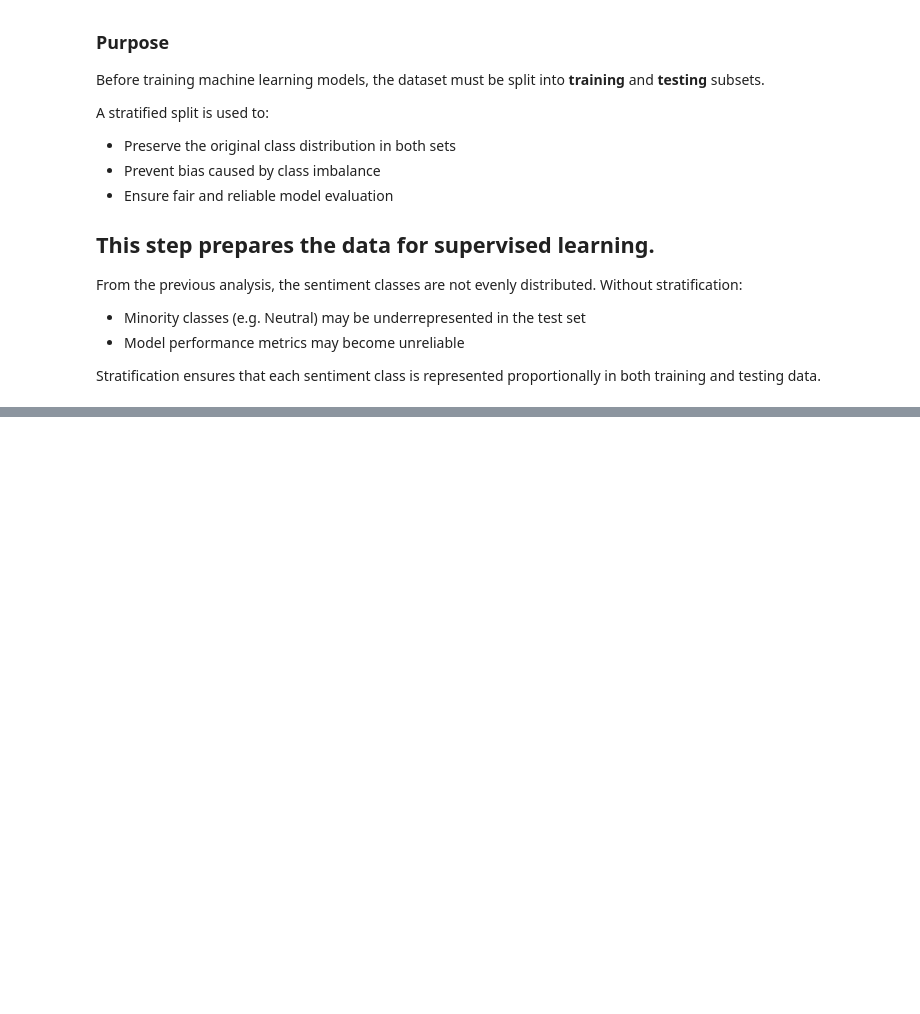
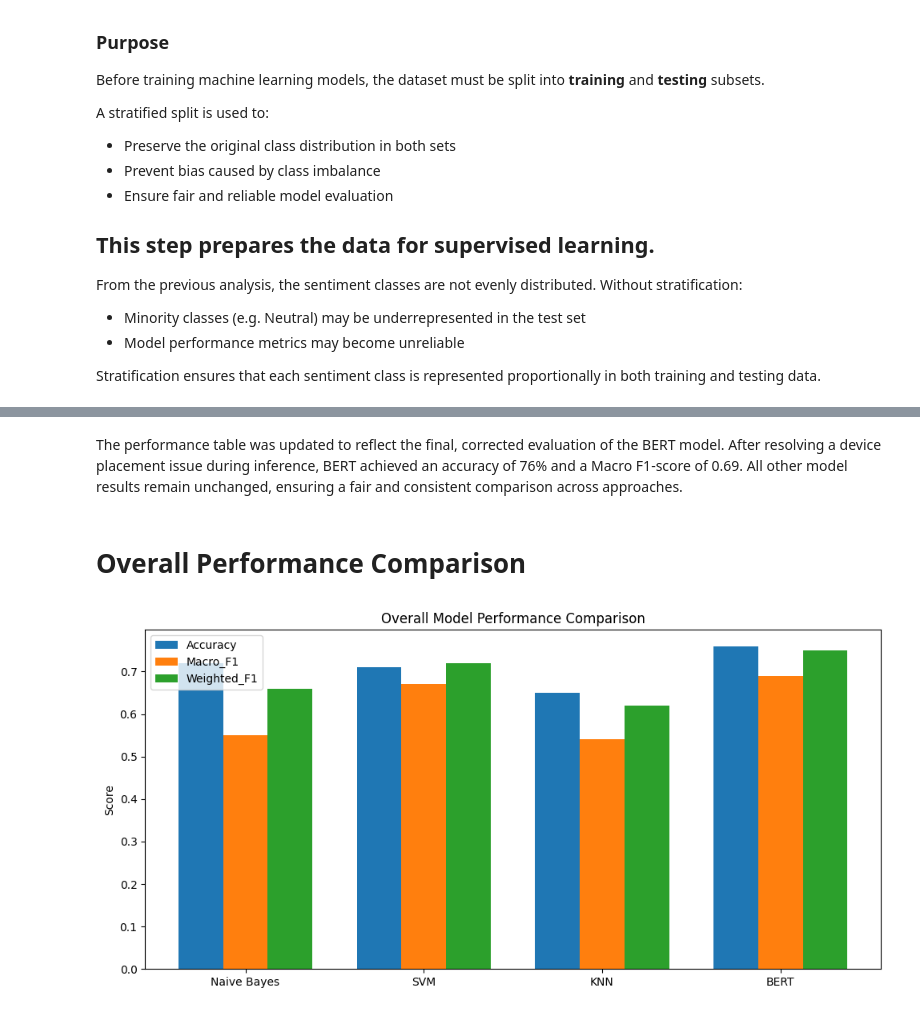
Before and after one commit to apilghimire/AML-Coursework, a Jupyter notebook: coursework.ipynb, the cells around one changed output, grey strips where cells are left out. Saved outputs shown, nothing was run; the diff lists cells and outputs as text; code cells hidden in the pictures; blank space fills up the shorter version.

Commit message:
Update coursework.ipynb
overall with clean processing

```diff
--- a/coursework.ipynb
+++ b/coursework.ipynb
@@ -54,11 +54,10 @@ drive.mount("/content/drive", force_remount=True)
 Mounted at /content/drive
 # %%
 try: # Error handling for loading the dataset.
-  df=pd.read_csv('/content/drive/MyDrive/Dataset/BA_AirlineReviews.csv')
+  df=pd.read_csv('/content/drive/MyDrive/datasets/BA_AirlineReviews.csv')
   print("Dataset loaded successfully.")
 except FileNotFoundError:
-  print("Dataset not found. using runtime dataset")
-  df =pd.read_csv('BA_AirlineReviews.csv')
+  print("Dataset not found. Please check the file path")
 except Exception as e:
   print(f"An error occurred: {e}")
 # %% [output]
@@ -994,0 +2329,14 @@ in both training and testing data.
+# %%
+import pandas as pd
+
+results = pd.DataFrame({
+    "Model": ["Naive Bayes", "SVM", "KNN", "BERT"],
+    "Accuracy":     [0.72, 0.71, 0.65, 0.76],
+    "Macro_F1":     [0.55, 0.67, 0.54, 0.69],
+    "Weighted_F1":  [0.66, 0.72, 0.62, 0.75],
+    "Negative_F1":  [0.81, 0.78, 0.73, 0.81],
+    "Neutral_F1":   [0.05, 0.41, 0.20, 0.40],
+    "Positive_F1":  [0.79, 0.81, 0.70, 0.86]
+})
+
+results
@@ -994,0 +2349,28 @@ in both training and testing data.
+# %% [markdown]
+The performance table was updated to reflect the final, corrected evaluation of
+the BERT model. After resolving a device placement issue during inference, BERT
+achieved an accuracy of 76% and a Macro F1-score of 0.69. All other model results
+remain unchanged, ensuring a fair and consistent comparison across approaches.
+# %% [markdown]
+# **Overall Performance Comparison**
+# %%
+import matplotlib.pyplot as plt
+import numpy as np
+
+metrics = ["Accuracy", "Macro_F1", "Weighted_F1"]
+x = np.arange(len(results))
+width = 0.25
+
+plt.figure(figsize=(10, 5))
+
+for i, metric in enumerate(metrics):
+    plt.bar(x + i*width, results[metric], width, label=metric)
+
+plt.xticks(x + width, results["Model"])
+plt.ylabel("Score")
+plt.title("Overall Model Performance Comparison")
+plt.legend()
+plt.tight_layout()
+plt.show()
+# %% [output]
+[figure, added]
```
Also changed, not shown: parts of 179 cells of this notebook.
